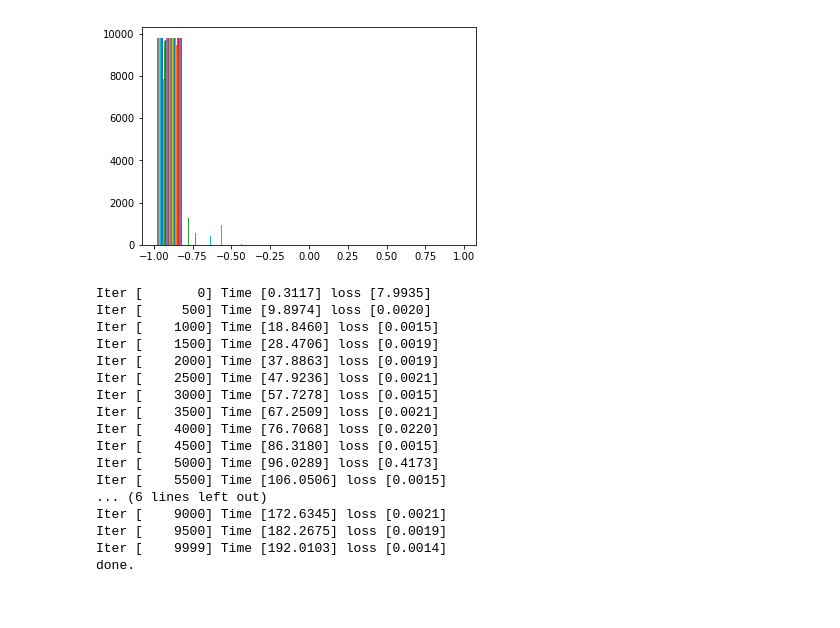
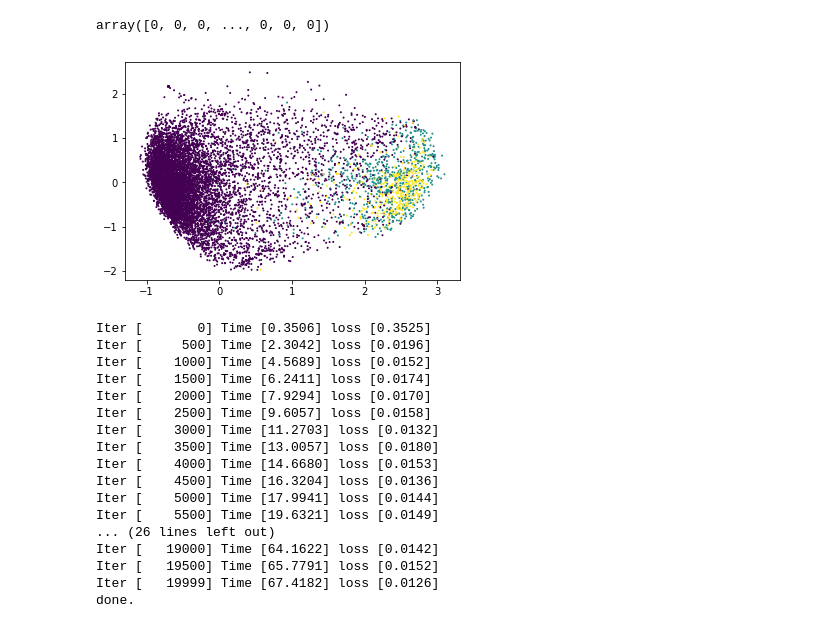
Before and after one commit to KrishnaswamyLab/AAnet, a Jupyter notebook: test_AG.ipynb, the cells around one changed output. Cells and saved outputs as stored; diff of their text form; code cells hidden in the pictures.

```diff
--- a/test_AG.ipynb
+++ b/test_AG.ipynb
@@ -19,11 +23,6 @@ counts_norm = counts / np.sum(counts, axis=1, keepdims=True)
 counts_norm = np.sqrt(counts_norm)
 counts_norm = counts_norm / np.max(counts_norm)
 counts_norm = (counts_norm * 2) - 1
-# %%
-plt.hist(counts_norm)
-plt.show()
-# %% [output]
-[figure, removed]
 # %%
 pca = PCA(n_components=100)
 Y_pca = pca.fit_transform(counts_norm)
@@ -30,3 +30,13 @@ Y_pca = pca.fit_transform(counts_norm)
+# %%
+_,idx = np.unique(data_pickle[2], return_inverse=True)
+# %% [output]
+array([0, 0, 0, ..., 0, 0, 0])
+# %%
+# plot PCA
+plt.scatter(Y_pca[:,0], Y_pca[:,1], s=1, c=idx)
+plt.show()
+# %% [output]
+[figure, added]
 # %%
 # params
 num_at = 4
@@ -43,24 +53,24 @@ dec_net = network.Decoder(x_dim=input_dim, noise_z_std=noise_z_std, z_dim=z_dim,
 model = AAnet.AAnet(enc_net, dec_net)
 # %%
 # train
-model.train(Y_pca, batch_size=128, num_batches=5000)
+model.train(data, batch_size=128, num_batches=20000)
 # %% [output]
-Iter [       0] Time [0.3117] loss [7.9935]
-Iter [     500] Time [9.8974] loss [0.0020]
-Iter [    1000] Time [18.8460] loss [0.0015]
-Iter [    1500] Time [28.4706] loss [0.0019]
-Iter [    2000] Time [37.8863] loss [0.0019]
-Iter [    2500] Time [47.9236] loss [0.0021]
-Iter [    3000] Time [57.7278] loss [0.0015]
-Iter [    3500] Time [67.2509] loss [0.0021]
-Iter [    4000] Time [76.7068] loss [0.0220]
-Iter [    4500] Time [86.3180] loss [0.0015]
-Iter [    5000] Time [96.0289] loss [0.4173]
-Iter [    5500] Time [106.0506] loss [0.0015]
-... (6 lines left out)
-Iter [    9000] Time [172.6345] loss [0.0021]
-Iter [    9500] Time [182.2675] loss [0.0019]
-Iter [    9999] Time [192.0103] loss [0.0014]
+Iter [       0] Time [0.3506] loss [0.3525]
+Iter [     500] Time [2.3042] loss [0.0196]
+Iter [    1000] Time [4.5689] loss [0.0152]
+Iter [    1500] Time [6.2411] loss [0.0174]
+Iter [    2000] Time [7.9294] loss [0.0170]
+Iter [    2500] Time [9.6057] loss [0.0158]
+Iter [    3000] Time [11.2703] loss [0.0132]
+Iter [    3500] Time [13.0057] loss [0.0180]
+Iter [    4000] Time [14.6680] loss [0.0153]
+Iter [    4500] Time [16.3204] loss [0.0136]
+Iter [    5000] Time [17.9941] loss [0.0144]
+Iter [    5500] Time [19.6321] loss [0.0149]
+... (26 lines left out)
+Iter [   19000] Time [64.1622] loss [0.0142]
+Iter [   19500] Time [65.7791] loss [0.0152]
+Iter [   19999] Time [67.4182] loss [0.0126]
 done.
 # %%
 loss_data = model.compute_loss(data)
```
Also changed, not shown: parts of 10 cells of this notebook, 10 other files.
